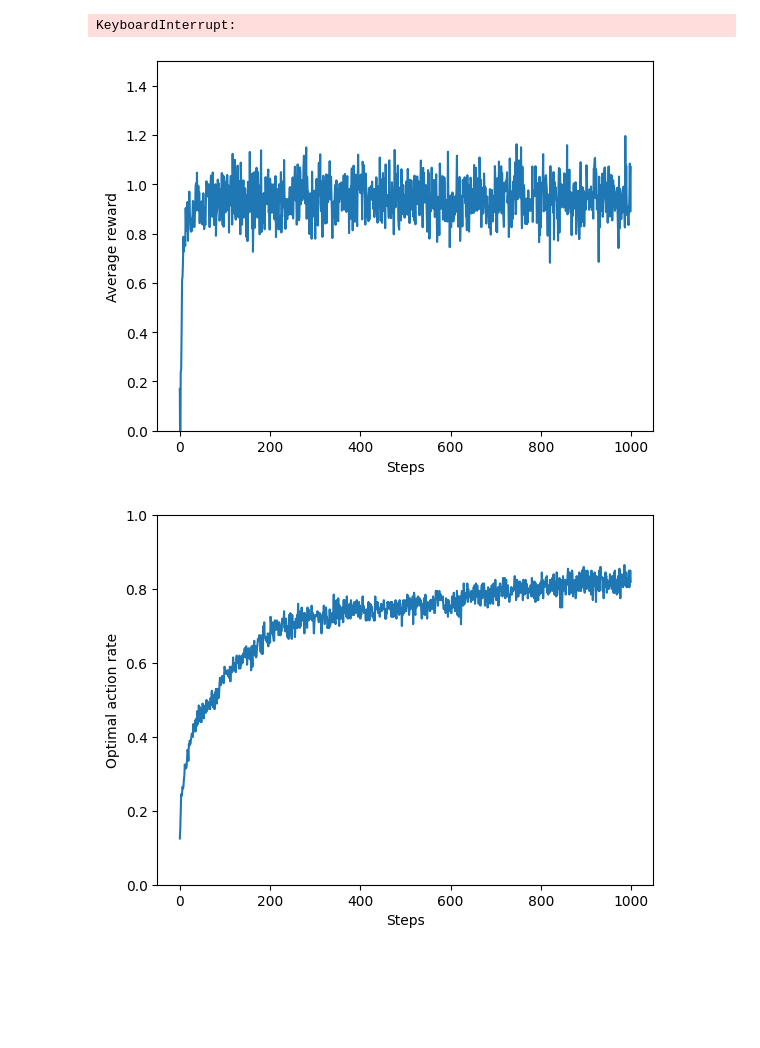
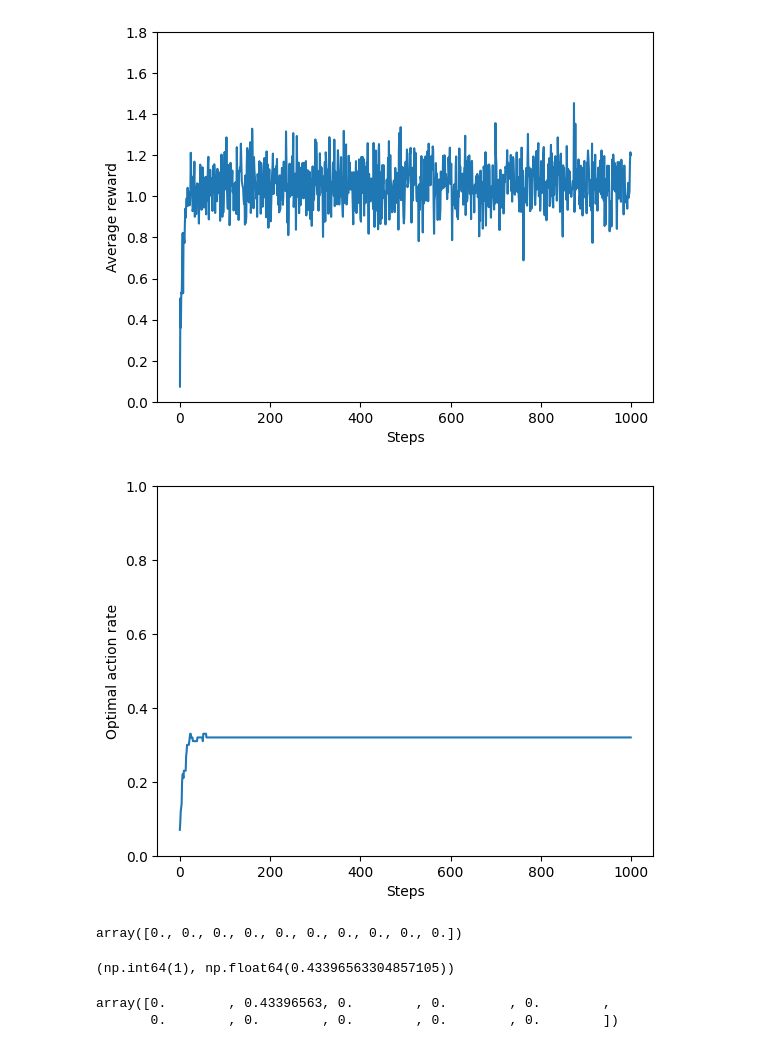
Before and after one commit to mattiasgullstrand/sutton_barto, a Jupyter notebook: 10-armed_testbed.ipynb, the cells around one changed output. Drawn from its saved outputs; the diff is of its cells as text; code cells hidden in the pictures; blank space fills up the shorter version.

```diff
--- a/10-armed_testbed.ipynb
+++ b/10-armed_testbed.ipynb
@@ -48,28 +48,26 @@ class NArmedBandit:
     def reward(self, action):
         return self.action_values[action] + np.random.normal(loc=0.0, scale=1.0)
 # %%
-bandits = [NArmedBandit(epsilon=0.1) for _ in range(200)]
+bandits = [NArmedBandit(epsilon=0) for _ in range(100)]
 # %%
-reward_matrix = np.zeros((200, 1000))
-optimal_action_matrix = np.zeros((200, 1000))
+reward_matrix = np.zeros((100, 1000))
+optimal_action_matrix = np.zeros((100, 1000))
 
 for bandit_index, bandit in tqdm(enumerate(bandits)):
     for step in range(1000):
         action, reward = bandit.take_action()
         reward_matrix[bandit_index, step] = reward
         optimal_action_matrix[bandit_index, step] = (1 if action == bandit.optimal_action() else 0)
-# %% [output]
-KeyboardInterrupt:
 # %%
 reward_averages= np.mean(reward_matrix, axis=0)
 plt.plot(reward_averages)
 plt.xlabel("Steps")
 plt.ylabel("Average reward")
-plt.ylim(0, 1.5)
+plt.ylim(0, 1.8)
 plt.grid(False)
 plt.show()
 # %% [output]
-[figure, old version]
+[figure, new version]
 # %%
 optimal_action_averages = np.mean(optimal_action_matrix, axis=0)
 plt.plot(optimal_action_averages)
@@ -79,7 +77,7 @@ plt.ylim(0, 1)
 plt.grid(False)
 plt.show()
 # %% [output]
-[figure, old version]
+[figure, new version]
 # %%
 class NArmedBanditIncremental:
     def __init__(self, n=10, epsilon=0):
@@ -120,0 +122,13 @@ class NArmedBanditIncremental:
+# %%
+bandit.incremental_estimated_action_values
+# %% [output]
+array([0., 0., 0., 0., 0., 0., 0., 0., 0., 0.])
+# %%
+bandit.take_action()
+# %% [output]
+(np.int64(1), np.float64(0.43396563304857105))
+# %%
+bandit.incremental_estimated_action_values
+# %% [output]
+array([0.        , 0.43396563, 0.        , 0.        , 0.        ,
+       0.        , 0.        , 0.        , 0.        , 0.        ])
```
Also changed, not shown: parts of 12 cells of this notebook.
